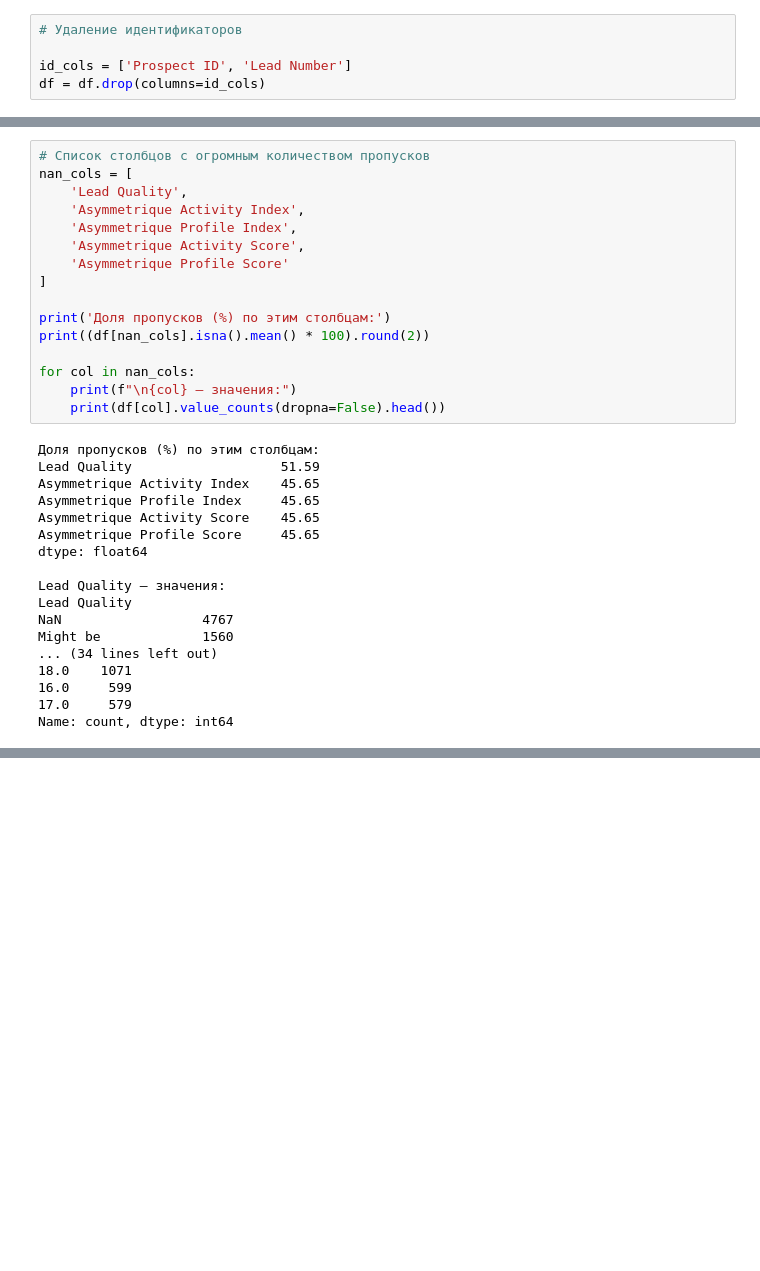
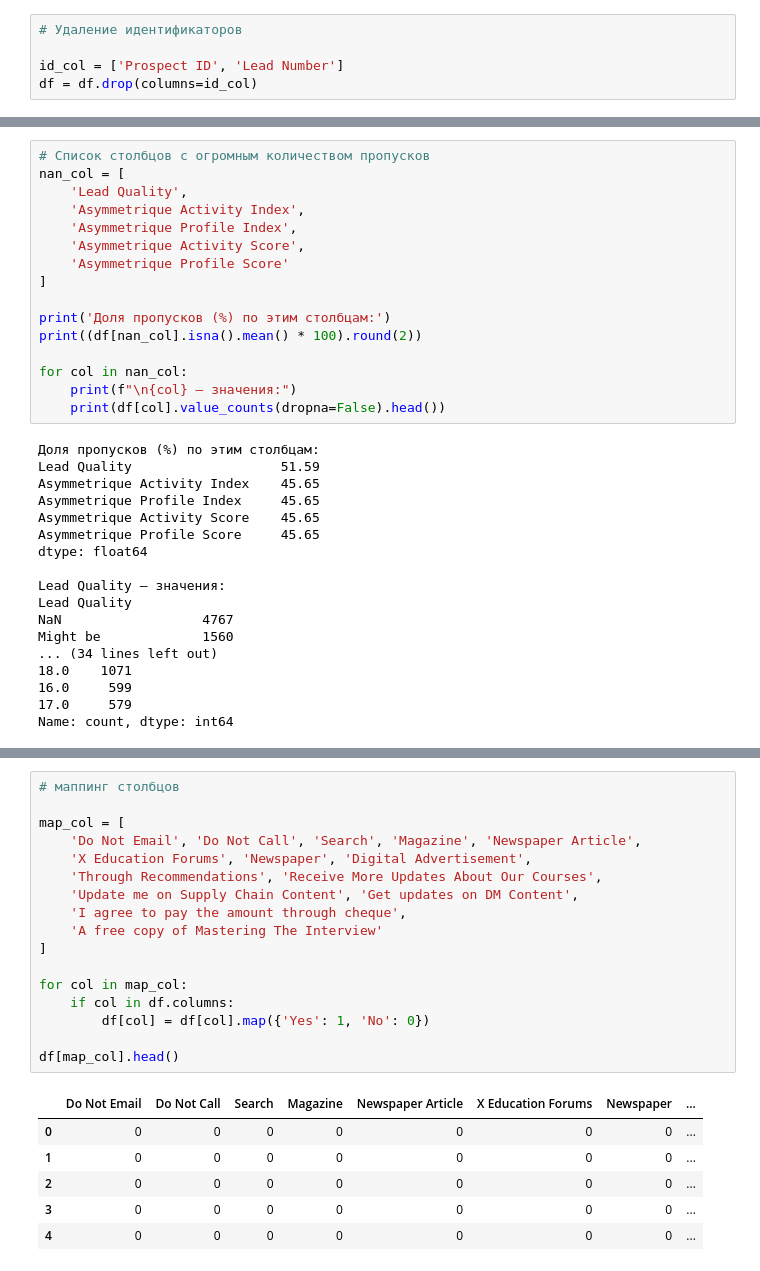
Before and after one commit to Madarakill/LS_EDU, a Jupyter notebook: Анализ набора данных.ipynb, the cells around one changed output, grey strips where cells are left out. Cells and saved outputs as stored; diff of their text form; blank space fills up the shorter version.

```diff
--- a/Анализ набора данных.ipynb
+++ b/Анализ набора данных.ipynb
@@ -87,8 +87,8 @@ memory usage: 2.6+ MB
 # %%
 # Удаление идентификаторов
 
-id_cols = ['Prospect ID', 'Lead Number']
-df = df.drop(columns=id_cols)
+id_col = ['Prospect ID', 'Lead Number']
+df = df.drop(columns=id_col)
 # %%
 df.info()
 # %% [output]
@@ -111,7 +111,7 @@ dtypes: float64(4), int64(2), object(29)
 memory usage: 2.5+ MB
 # %%
 # Список столбцов с огромным количеством пропусков
-nan_cols = [
+nan_col = [
     'Lead Quality',
     'Asymmetrique Activity Index',
     'Asymmetrique Profile Index',
@@ -120,9 +120,9 @@ nan_cols = [
 ]
 
 print('Доля пропусков (%) по этим столбцам:')
-print((df[nan_cols].isna().mean() * 100).round(2))
+print((df[nan_col].isna().mean() * 100).round(2))
 
-for col in nan_cols:
+for col in nan_col:
     print(f"\n{col} — значения:")
     print(df[col].value_counts(dropna=False).head())
 # %% [output]
@@ -152,0 +189,24 @@ df.shape
+# %%
+# маппинг столбцов
+
+map_col = [
+    'Do Not Email', 'Do Not Call', 'Search', 'Magazine', 'Newspaper Article',
+    'X Education Forums', 'Newspaper', 'Digital Advertisement',
+    'Through Recommendations', 'Receive More Updates About Our Courses',
+    'Update me on Supply Chain Content', 'Get updates on DM Content',
+    'I agree to pay the amount through cheque',
+    'A free copy of Mastering The Interview'
+]
+
+for col in map_col:
+    if col in df.columns:
+        df[col] = df[col].map({'Yes': 1, 'No': 0})
+
+df[map_col].head()
+# %% [output]
+|  | Do Not Email | Do Not Call | Search | Magazine | Newspaper Article | X Education Forums | Newspaper | ... |
+| 0 | 0 | 0 | 0 | 0 | 0 | 0 | 0 | ... |
+| 1 | 0 | 0 | 0 | 0 | 0 | 0 | 0 | ... |
+| 2 | 0 | 0 | 0 | 0 | 0 | 0 | 0 | ... |
+| 3 | 0 | 0 | 0 | 0 | 0 | 0 | 0 | ... |
+| 4 | 0 | 0 | 0 | 0 | 0 | 0 | 0 | ... |
```
Also changed, not shown: parts of 7 cells of this notebook.
